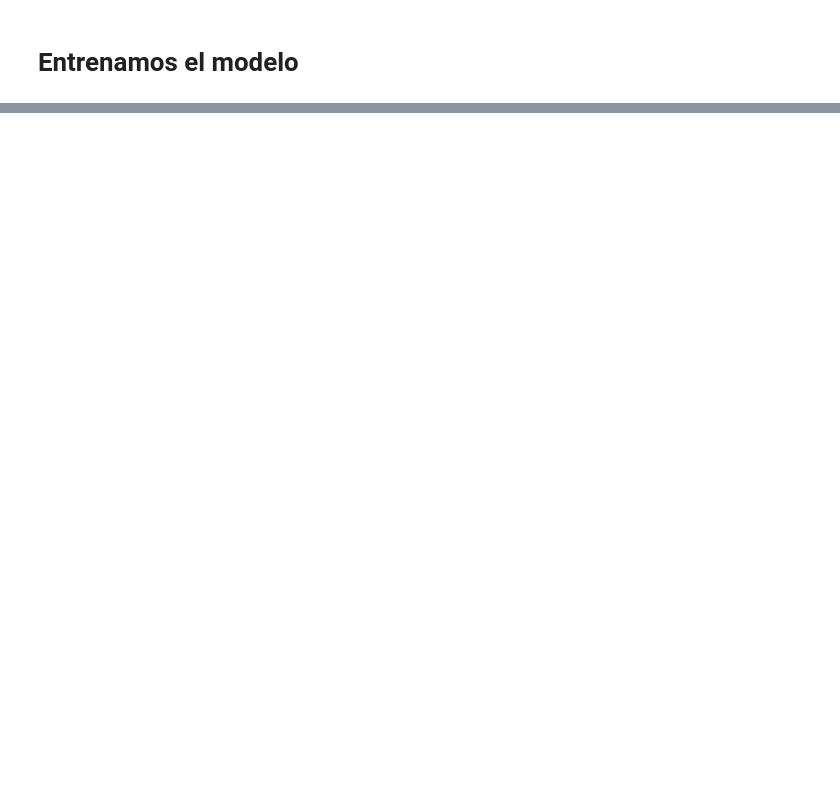
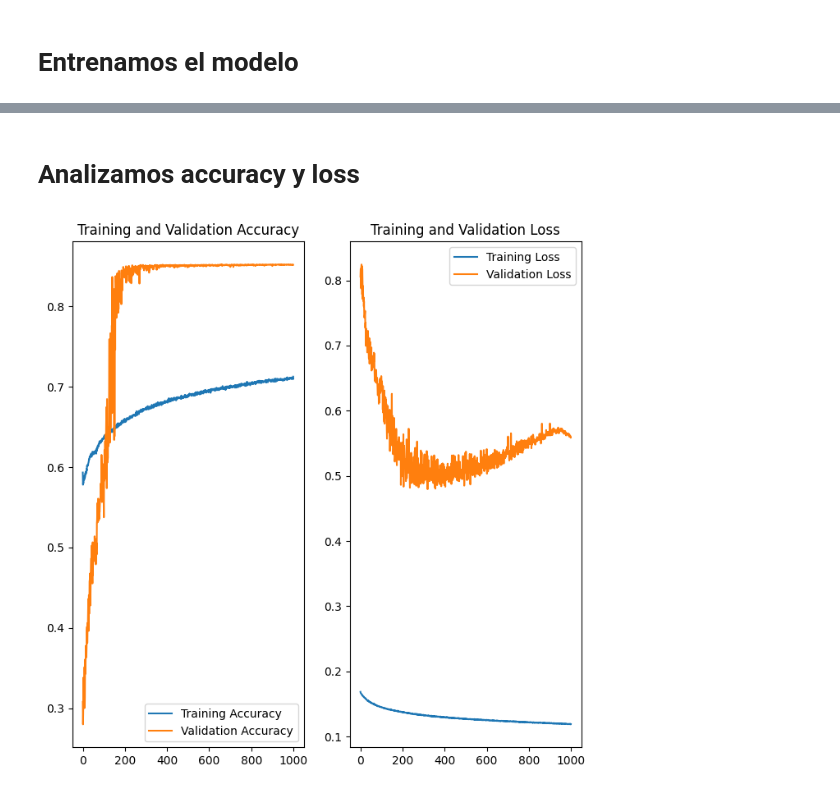
Before and after one commit to FranzValerio/baubap-nn-challenge, a Jupyter notebook: Notebooks/Redes Neuronales/Red Neuronal.ipynb, the cells around one changed output, grey strips where cells are left out. Cells and saved outputs as stored; diff of their text form; code cells hidden in the pictures; blank space fills up the shorter version.

```diff
--- a/Notebooks/Redes Neuronales/Red Neuronal.ipynb
+++ b/Notebooks/Redes Neuronales/Red Neuronal.ipynb
@@ -180,7 +251,7 @@ keras.utils.plot_model(model,show_shapes=True)
 # Entrenamos el modelo
 # %%
 from keras.optimizers import Adam
-optimizer = Adam(learning_rate=0.001,clipvalue=100.0)
+optimizer = Adam(learning_rate=0.0001,clipvalue=100.0)
 # %%
 def total_mae_loss(y_true, y_pred):
     total_loss = tf.keras.losses.binary_crossentropy(y_true, y_pred)
@@ -202,7 +267,11 @@ model.compile(optimizer= optimizer,
               metrics=[brier_score, 'accuracy'])
 # %%
 def scheduler(epoch, lr):
-  if epoch < 400:
-    return lr
-  else:
-    return -1.65e-6*epoch +  0.00166
+    if epoch < 200:
+        return 0.001
+    elif epoch >= 200 and epoch <= 1000:
+        slope = (0.000001 - 0.001) / (1000 - 200)
+        intercept = 0.001 - (slope * 200)
+        return slope * epoch + intercept
+    else:
+        return 0.000001  # Mantener el learning rate en 0.000001 para épocas mayores a 1000 si es necesario
@@ -209,14 +288,15 @@ def scheduler(epoch, lr):
 # %%
-val_epochs = 50
+val_epochs = 1000
 
 early_stop = tf.keras.callbacks.EarlyStopping( monitor = 'val_accuracy', patience = 1000,verbose = 1,
                                               restore_best_weights = True)
 
-#class_weights = {0: 1., 1: 0.2}  # asigna más peso a la clase 0
+class_weights = {0: 1, 1: .16}  # asigna más peso a la clase 0
 
 
 reduce_lr = tf.keras.callbacks.LearningRateScheduler(scheduler)
-#history = model.fit(train_dataset, validation_data=val_dataset, epochs= val_epochs, callbacks=[reduce_lr, early_stop],
+history = model.fit(train_dataset, validation_data=val_dataset, epochs= val_epochs, callbacks=[reduce_lr, early_stop],
+                    class_weight=class_weights)
+#history = model.fit(train_dataset, validation_data=val_dataset, epochs= val_epochs, callbacks=[reduce_lr, early_stop, PrintLastBatch()],
 #                    class_weight=class_weights)
-history = model.fit(train_dataset, validation_data=val_dataset, epochs= val_epochs, callbacks=[reduce_lr, early_stop])
 # %% [output]
@@ -239,0 +320,26 @@ Epoch 17/50
+# %% [markdown]
+# Analizamos accuracy y loss
+# %%
+acc = history.history['accuracy']
+val_acc = history.history['val_accuracy']
+
+loss = history.history['loss']
+val_loss = history.history['val_loss']
+
+#epochs_range = range(val_epochs)
+epochs_range = range(val_epochs)
+plt.figure(figsize=(8, 8))
+plt.subplot(1, 2, 1)
+plt.plot(epochs_range, acc, label='Training Accuracy')
+plt.plot(epochs_range, val_acc, label='Validation Accuracy')
+plt.legend(loc='lower right')
+plt.title('Training and Validation Accuracy')
+
+plt.subplot(1, 2, 2)
+plt.plot(epochs_range, loss, label='Training Loss')
+plt.plot(epochs_range, val_loss, label='Validation Loss')
+plt.legend(loc='upper right')
+plt.title('Training and Validation Loss')
+plt.show()
+# %% [output]
+[figure, added]
```
Also changed, not shown: parts of 43 cells of this notebook, 8 other files.
